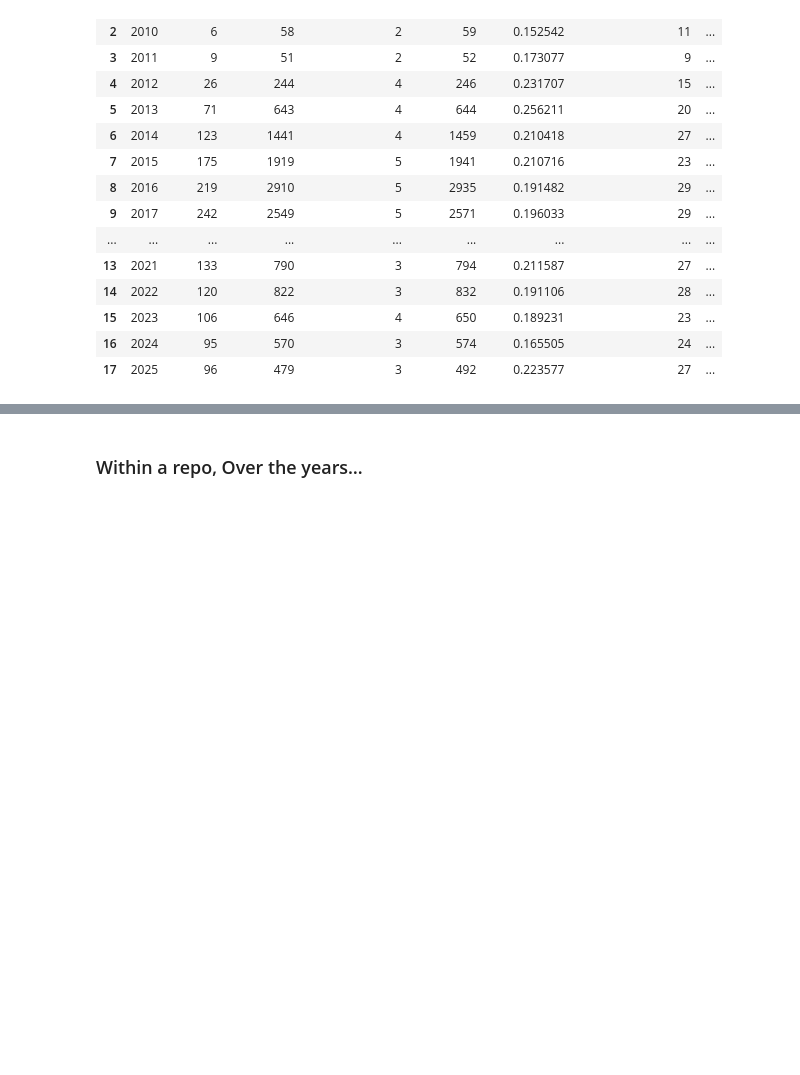
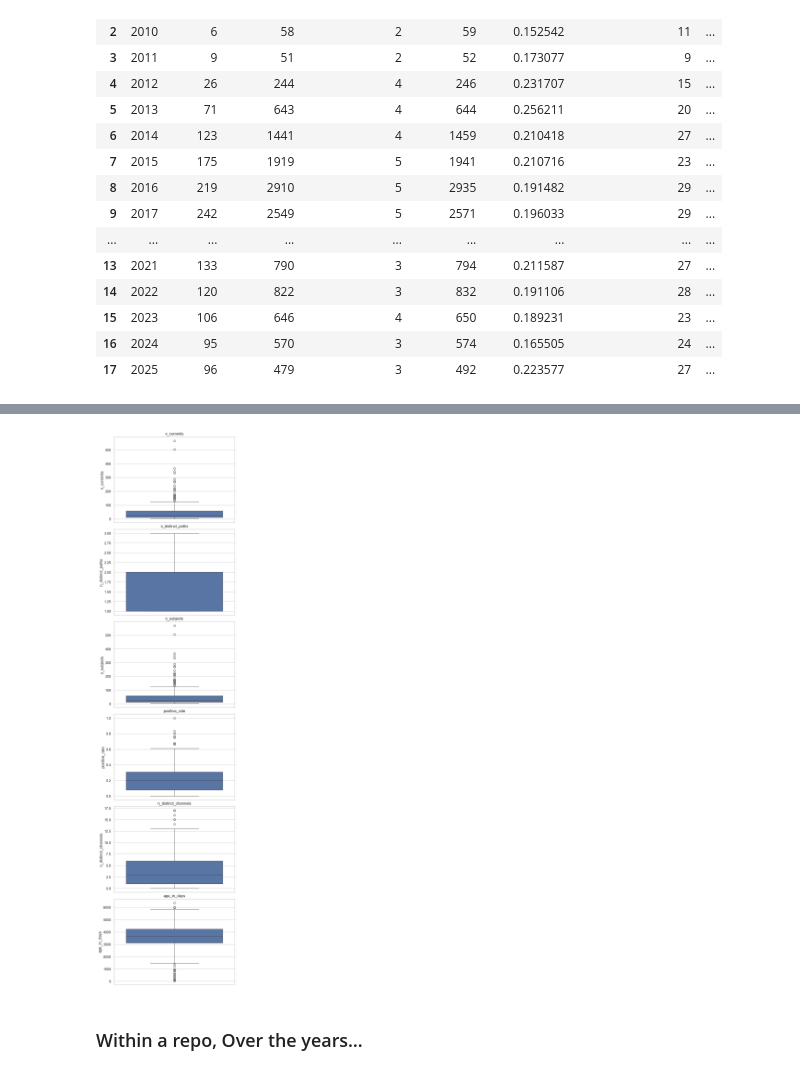
Before and after one commit to Leonard-Esser/autumn-2025-results, a Jupyter notebook: notebook.ipynb, the cells around one changed output, grey strips where cells are left out. Drawn from its saved outputs; the diff is of its cells as text; code cells hidden in the pictures; blank space fills up the shorter version.

```diff
--- a/notebook.ipynb
+++ b/notebook.ipynb
@@ -672,0 +741,22 @@ repo_summary
+# %%
+repo_summaries["age_in_days"] = (
+    repo_summaries["age"].to_numpy()
+    / np.timedelta64(1, "D")
+)
+
+cols = [
+    "n_commits",
+    "n_distinct_paths",
+    "n_subjects",
+    "positive_rate",
+    "n_distinct_channels",
+    "age_in_days",
+]
+
+repo_boxplot_summaries = (
+    repo_summaries[cols]
+    .apply(boxplot_stats)
+    .T
+)
+
+repo_boxplot_summaries
@@ -673,3 +771,10 @@ repo_summary
+# %%
+seaborn_boxplots(
+    repo_summaries,
+    columns=cols,
+)
+# %% [output]
+[figure, added]
 # %% [markdown]
 ### Within a repo, Over the years…
 # %%
```
Also changed, not shown: parts of 12 cells of this notebook, 2 other files.
